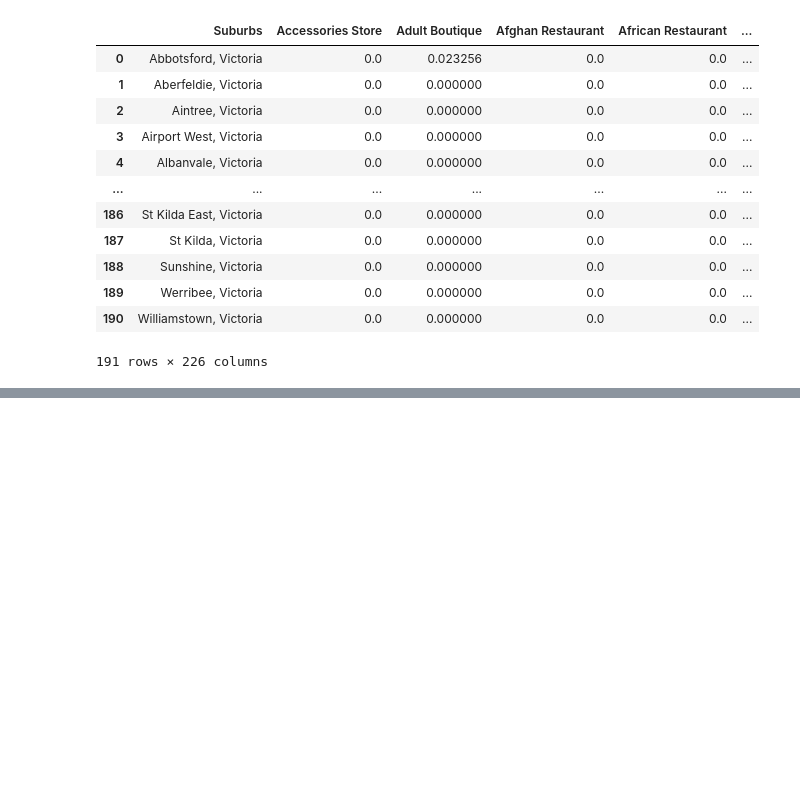
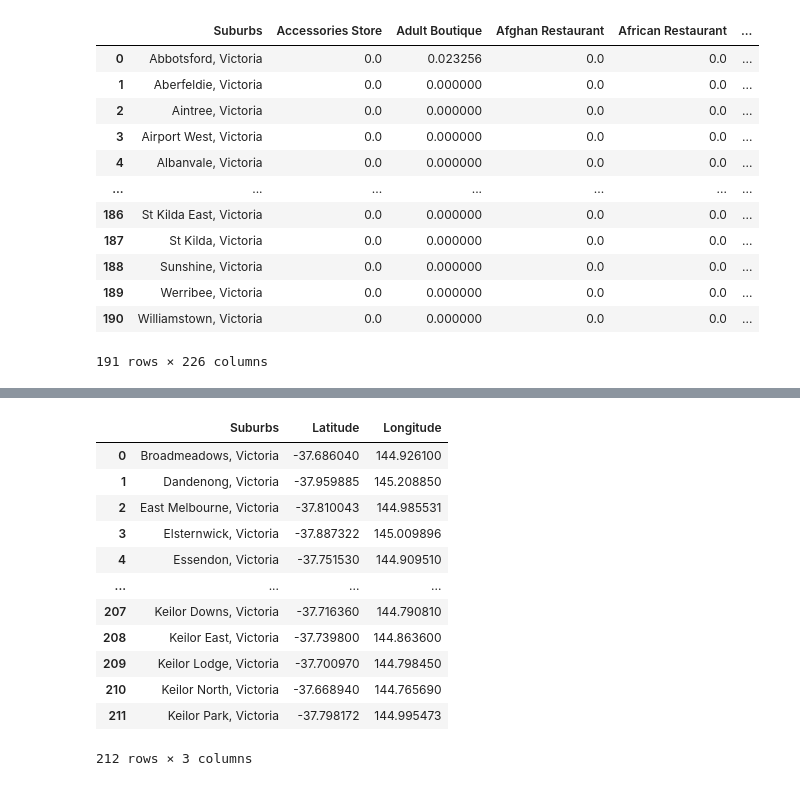
Before and after one commit to Piyal-Banik/Coursera_Capstone, a Jupyter notebook: Week 5/melbourne_suburbs_clustering.ipynb, the cells around one changed output, grey strips where cells are left out. Cells and saved outputs as stored; diff of their text form; code cells hidden in the pictures; blank space fills up the shorter version.

```diff
--- a/Week 5/melbourne_suburbs_clustering.ipynb
+++ b/Week 5/melbourne_suburbs_clustering.ipynb
@@ -331,0 +353,16 @@ res_alberta
+# %%
+melb_data
+# %% [output]
+|  | Suburbs | Latitude | Longitude |
+| 0 | Broadmeadows, Victoria | -37.686040 | 144.926100 |
+| 1 | Dandenong, Victoria | -37.959885 | 145.208850 |
+| 2 | East Melbourne, Victoria | -37.810043 | 144.985531 |
+| 3 | Elsternwick, Victoria | -37.887322 | 145.009896 |
+| 4 | Essendon, Victoria | -37.751530 | 144.909510 |
+| ... | ... | ... | ... |
+| 207 | Keilor Downs, Victoria | -37.716360 | 144.790810 |
+| 208 | Keilor East, Victoria | -37.739800 | 144.863600 |
+| 209 | Keilor Lodge, Victoria | -37.700970 | 144.798450 |
+| 210 | Keilor North, Victoria | -37.668940 | 144.765690 |
+| 211 | Keilor Park, Victoria | -37.798172 | 144.995473 |
+212 rows × 3 columns
```
Also changed, not shown: parts of 17 cells of this notebook.
